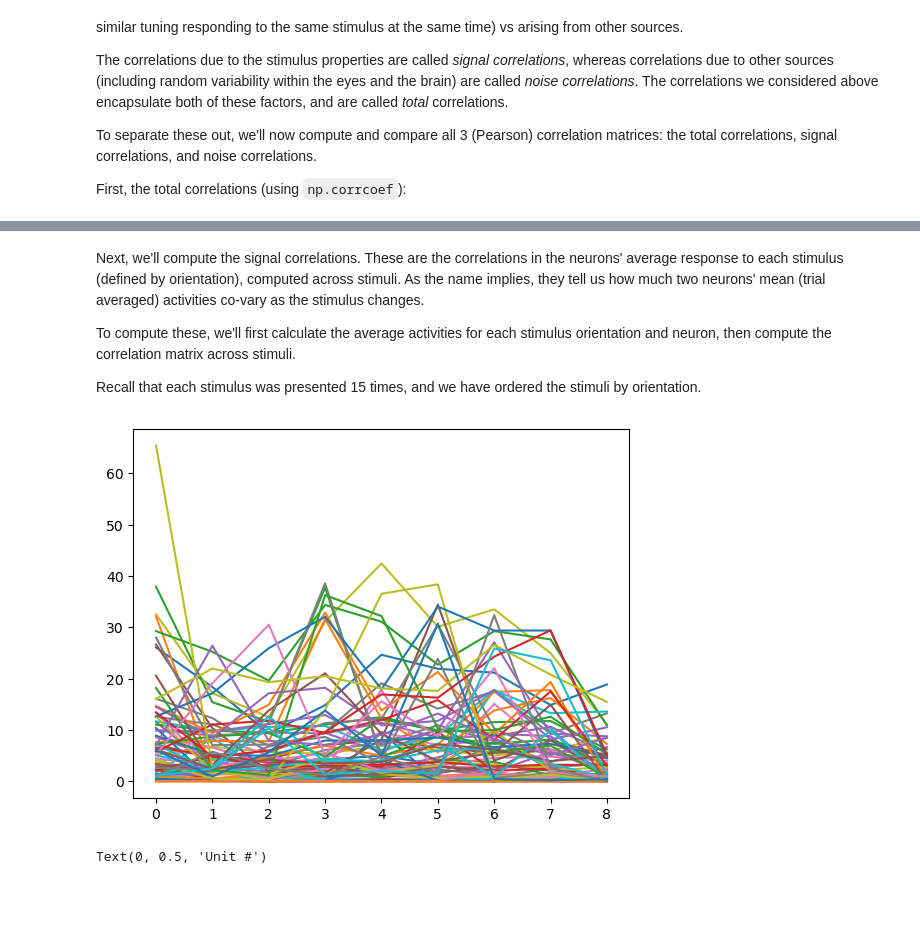
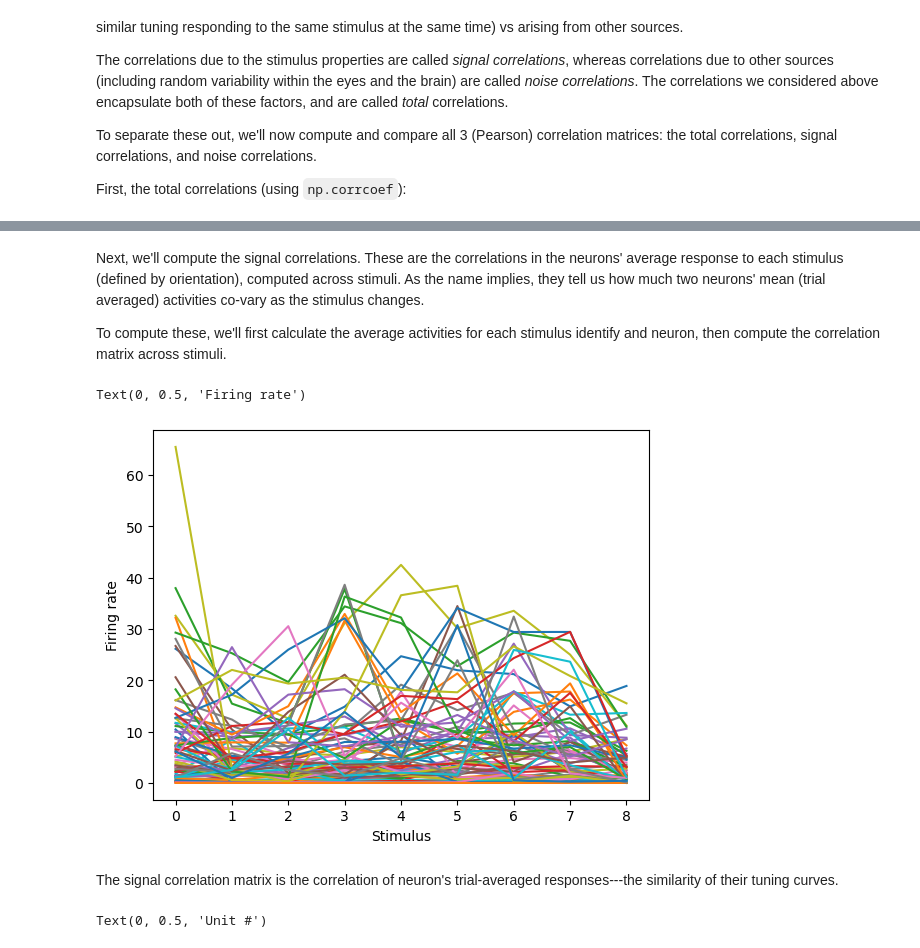
Before and after one commit to mattjdavis/SWDB_2024_Physiology, a Jupyter notebook: code/workshop_2_population_coding.ipynb, the cells around one changed output, grey strips where cells are left out. Drawn from its saved outputs; the diff is of its cells as text; code cells hidden in the pictures; blank space fills up the shorter version.

```diff
--- a/code/workshop_2_population_coding.ipynb
+++ b/code/workshop_2_population_coding.ipynb
@@ -510,0 +492,2 @@ On the other hand, this is not very informative.
+# %%
+responses, labels = make_response_array(spike_times, stimulus_presentations, area_units, window=.1)
@@ -510,0 +534,2 @@ On the other hand, this is not very informative.
+# %%
+window_lengths = np.arange(.01, .1, .02)
@@ -516,0 +608,23 @@ As the number of simultaneously recorded neurons increases, we expect that our a
+# %%
+pop_idx = np.random.choice(range(num_units), size=pop_size)
+responses_pop = responses[:, pop_idx]
+
+accuracies = []
+confusions = []
+
+for train_indices, test_indices in KFold(n_splits=num_splits, shuffle=True).split(responses_pop):
+    clf = svm.SVC()
+    clf.fit(responses_pop[train_indices], labels[train_indices])
+
+    test_targets = labels[test_indices]
+    test_predictions = clf.predict(responses_pop[test_indices])
+
+    accuracy = np.mean(test_targets == test_predictions)
+
+    accuracies.append(accuracy)
+    confusions.append(confusion_matrix(y_true=test_targets, y_pred=test_predictions, labels=conditions, normalize='pred'))
+
+print(f"\nmean accuracy: {np.mean(accuracies)}")
+print(f"chance: {1/conditions.size}")
+
+plot_confusion_matrix(confusions, conditions)
@@ -517,28 +637,25 @@ As the number of simultaneously recorded neurons increases, we expect that our a
 # %%
 pop_sizes = np.arange(1, 50, 5).astype('int')
-num_resamples = 50
+num_resamples = 10
 
 accuracies = np.zeros((len(pop_sizes), num_resamples, num_splits))
 
 for i, pop_size in enumerate(pop_sizes):
     print('population size: {}'.format(pop_size))
+
     for j in range(num_resamples):
-#         print('sample: {}'.format(j))
         pop_idx = np.random.choice(range(num_units), size=pop_size)
         responses_pop = responses[:, pop_idx]
 
         k = 0
         for train_indices, test_indices in KFold(n_splits=num_splits, shuffle=True).split(responses_pop):
-#             clf = svm.SVC(gamma="scale", kernel="rbf")
-            clf = LinearDiscriminantAnalysis()
-
+            clf = svm.SVC()
             clf.fit(responses_pop[train_indices], labels[train_indices])
 
             test_targets = labels[test_indices]
             test_predictions = clf.predict(responses_pop[test_indices])
 
             accuracy = np.mean(test_targets == test_predictions)
-#             print(accuracy)
 
             accuracies[i, j, k] = accuracy
             k += 1
@@ -601,9 +721,7 @@ Text(0, 0.5, 'Unit #')
 # %% [markdown]
 Next, we'll compute the signal correlations. These are the correlations in the neurons' average response to each stimulus (defined by orientation), computed across stimuli. As the name implies, they tell us how much two neurons' mean (trial averaged) activities co-vary as the stimulus changes.
 
-To compute these, we'll first calculate the average activities for each stimulus orientation and neuron, then compute the correlation matrix across stimuli.
-
-Recall that each stimulus was presented 15 times, and we have ordered the stimuli by orientation.
+To compute these, we'll first calculate the average activities for each stimulus identify and neuron, then compute the correlation matrix across stimuli.
 # %%
 ### Compute tuning curves - takes a few minutes
 
@@ -638,8 +756,13 @@ for iu, unit in area_units.iterrows():
 # %%
 plt.figure()
 plt.plot(tuning_curves.T);
+plt.xlabel('Stimulus')
+plt.ylabel('Firing rate')
 # %% [output]
+Text(0, 0.5, 'Firing rate')
-[figure, old version]
+[figure, new version]
+# %% [markdown]
+The signal correlation matrix is the correlation of neuron's trial-averaged responses---the similarity of their tuning curves.
 # %%
 signal_correlations = np.corrcoef(tuning_curves)
 plt.imshow(signal_correlations, cmap='bwr', clim=(-1,1))
```
Also changed, not shown: parts of 66 cells of this notebook.
